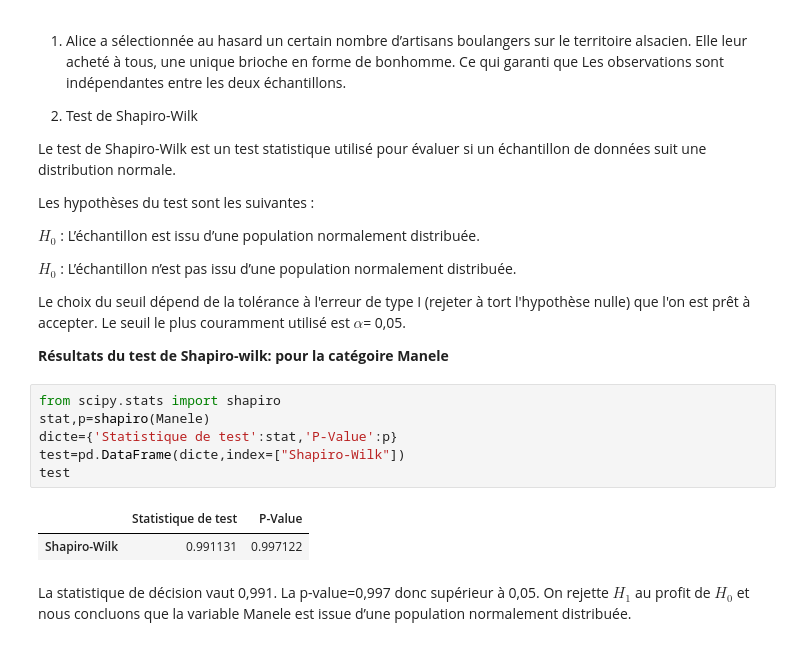
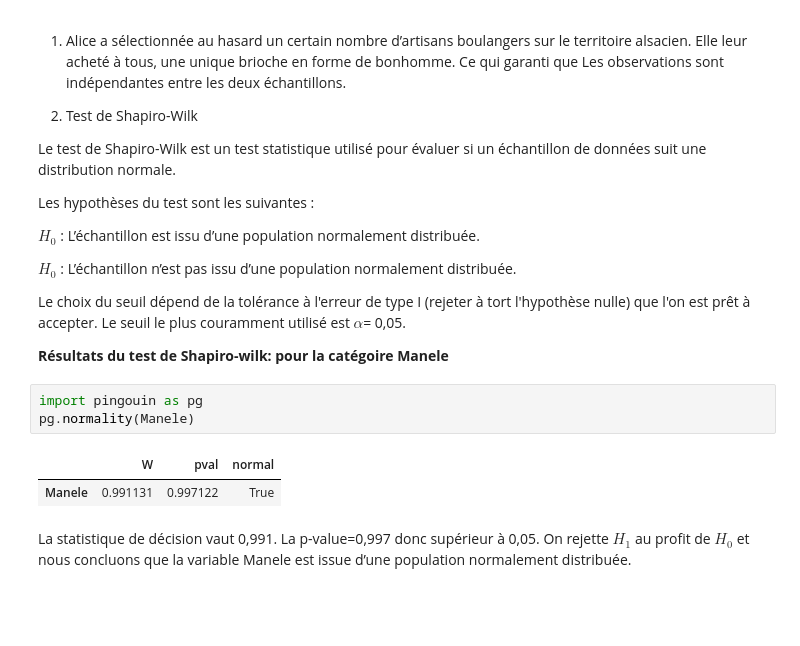
Before and after one commit to bigirimanainnocent12/Test-T-de-student-pour-deux-chantillons-ind-pendants, a Jupyter notebook: Test_T_de_Student_Pour_Deux_échantillons_Indépendants.ipynb, the cells around one changed output. Drawn from its saved outputs; the diff is of its cells as text; blank space fills up the shorter version.

```diff
--- a/Test_T_de_Student_Pour_Deux_échantillons_Indépendants.ipynb
+++ b/Test_T_de_Student_Pour_Deux_échantillons_Indépendants.ipynb
@@ -103,15 +103,12 @@ $H_0$ : L’échantillon n’est pas issu d’une population normalement distrib
 Le choix du seuil dépend de la tolérance à l'erreur de type I (rejeter à tort l'hypothèse nulle) que l'on est prêt à accepter. Le seuil le plus couramment utilisé est $\alpha$= 0,05.
 
 **Résultats du test de Shapiro-wilk: pour la catégoire Manele**
-# %%
-from scipy.stats import shapiro
-stat,p=shapiro(Manele)
-dicte={'Statistique de test':stat,'P-Value':p}
-test=pd.DataFrame(dicte,index=["Shapiro-Wilk"])
-test
-# %% [output]
-|  | Statistique de test | P-Value |
-| Shapiro-Wilk | 0.991131 | 0.997122 |
+# %%
+import pingouin as pg
+pg.normality(Manele)
+# %% [output]
+|  | W | pval | normal |
+| Manele | 0.991131 | 0.997122 | True |
 # %% [markdown]
 La statistique de décision vaut 0,991. La p-value=0,997 donc supérieur à 0,05. On rejette $H_1$ au profit de $H_0$ et nous concluons que la variable Manele est issue d’une population normalement distribuée.
 # %% [markdown]
```
Also changed, not shown: parts of 27 cells of this notebook.
